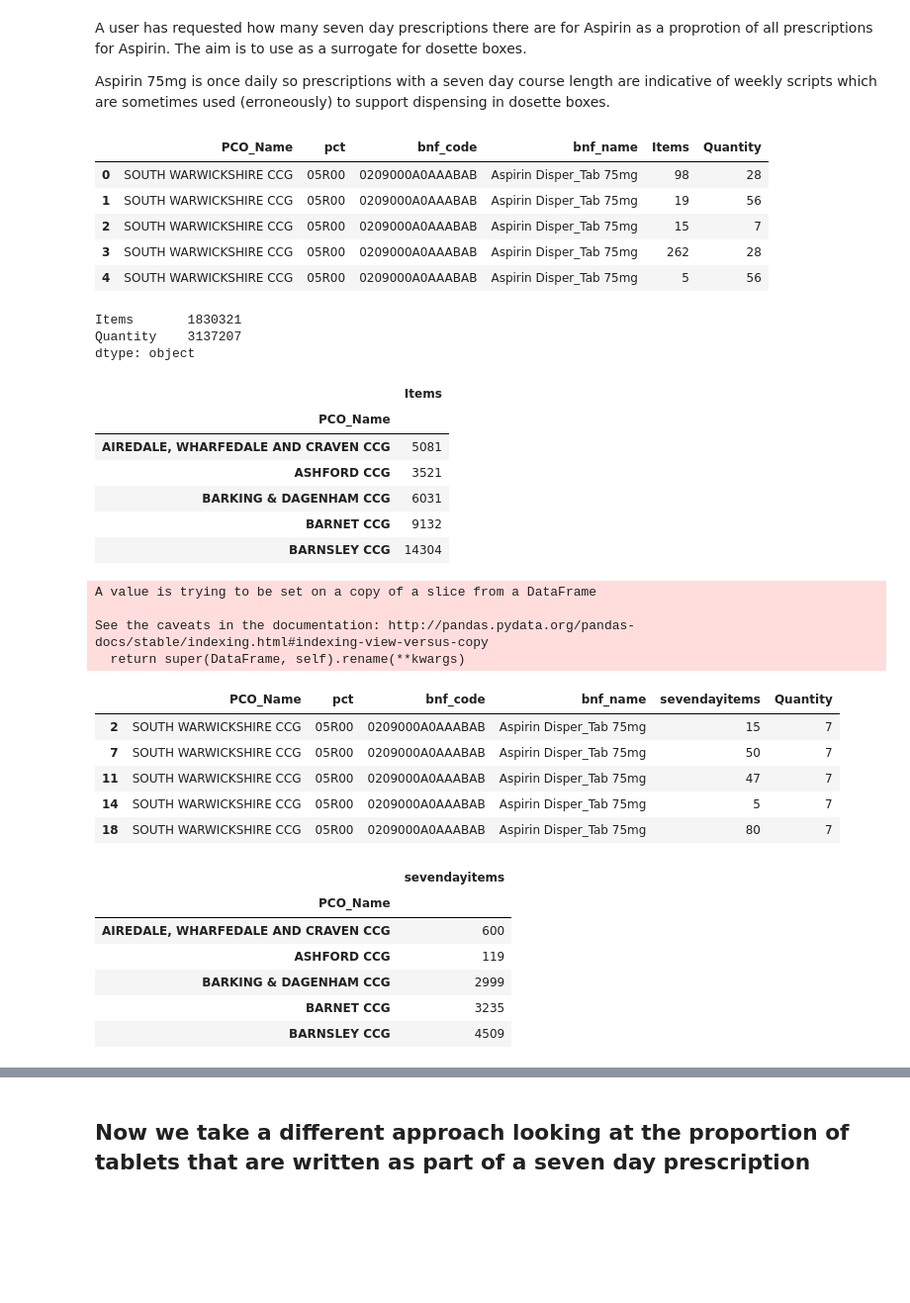
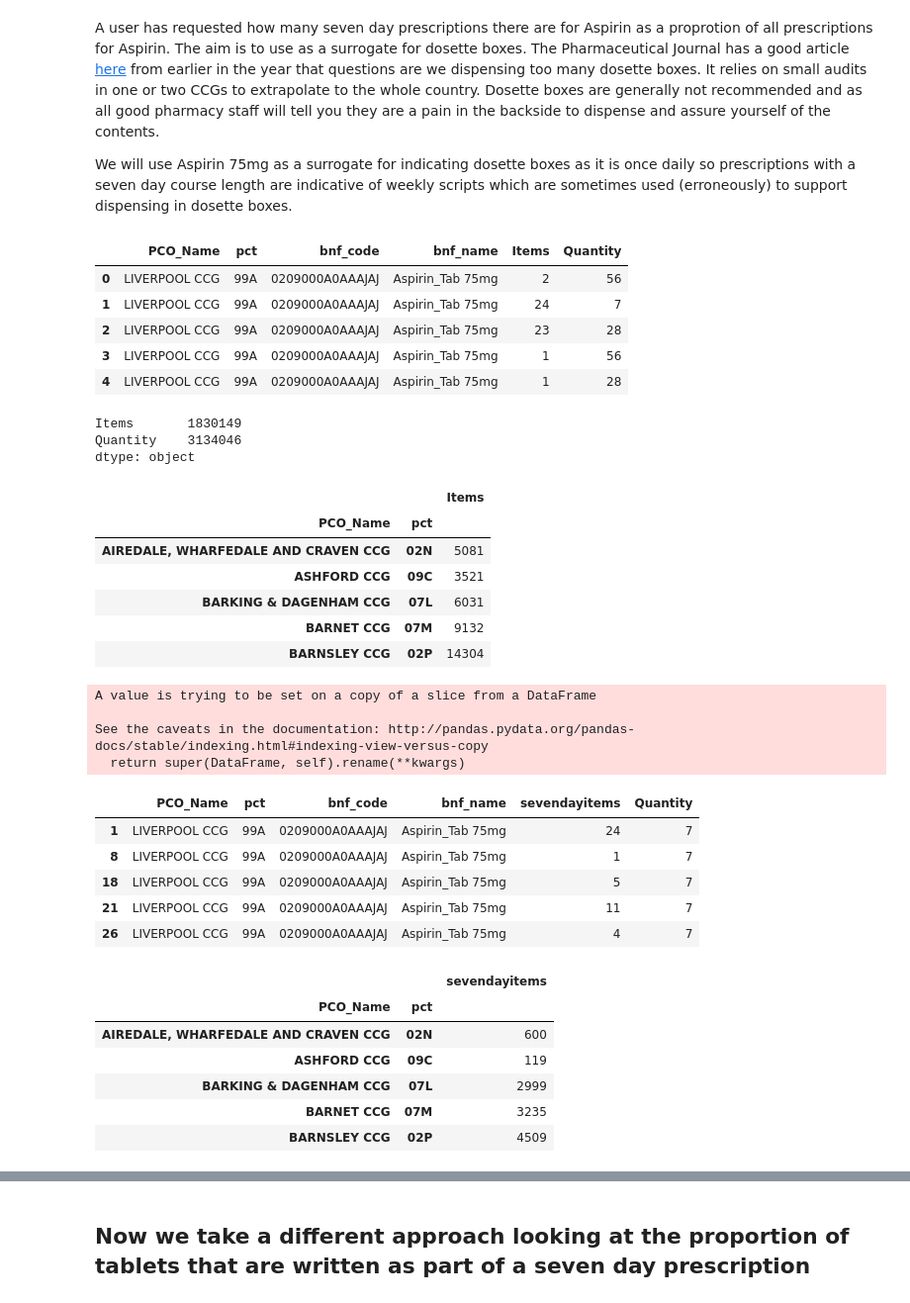
Before and after one commit to ebmdatalab/prescribing-queries, a Jupyter notebook: Query Notebooks/Aspirin.sevendayrx/7 Day Aspirin.ipynb, the cells around one changed output, grey strips where cells are left out. Shown at 99% size. Cells and saved outputs as stored; diff of their text form; code cells hidden in the pictures; blank space fills up the shorter version.

```diff
--- a/Query Notebooks/Aspirin.sevendayrx/7 Day Aspirin.ipynb
+++ b/Query Notebooks/Aspirin.sevendayrx/7 Day Aspirin.ipynb
@@ -1,7 +1,7 @@
 # %% [markdown]
-A user has requested how many seven day prescriptions there are for Aspirin as a proprotion of all prescriptions for Aspirin. The aim is to use as a surrogate for dosette boxes.
+A user has requested how many seven day prescriptions there are for Aspirin as a proprotion of all prescriptions for Aspirin. The aim is to use as a surrogate for dosette boxes. The Pharmaceutical Journal has a good article [here](https://www.pharmaceutical-journal.com/news-and-analysis/features/are-we-dispensing-too-many-multicompartment-compliance-aids/20206131.article) from earlier in the year that questions are we dispensing too many dosette boxes. It relies on small audits in one or two CCGs to extrapolate to the whole country. Dosette boxes are generally not recommended and as all good pharmacy staff will tell you they are a pain in the backside to dispense and assure yourself of the contents.
 
-Aspirin 75mg is once daily so prescriptions with a seven day course length are indicative of weekly scripts which are sometimes used (erroneously)  to support dispensing in dosette boxes.
+We will use Aspirin 75mg as a surrogate for indicating dosette boxes as it is once daily so prescriptions with a seven day course length are indicative of weekly scripts which are sometimes used (erroneously)  to support dispensing in dosette boxes.
 # %%
 ##importing libraries
 import pandas as pd
@@ -12,50 +12,56 @@ import matplotlib.gridspec as gridspec
 # %%
 sql = '''
 SELECT
   PCO_Name,
   PCO_Code,
   bnf_code AS bnf_code,
   bnf_description AS bnf_name,
   Items,
   Quantity
 FROM
   ebmdatalab.tmp_eu.raw_prescribing_data_2019_04 AS presc
+  INNER JOIN
+  hscic.ccgs AS ccg
+ON
+  SUBSTR(presc.pco_code,0,3)=ccg.code
 WHERE
   (bnf_code LIKE "0209000A0AA%BAB" ##dispersible 75mg
   OR bnf_code LIKE "0209000A0AA%JAJ" ##normal 75mg tabs
   OR bnf_code LIKE "0209000A0AA%KAK") ##enteric coated 75mg
+  AND ccg.org_type = 'CCG'
 '''
 
 df_aspirin = bq.cached_read(sql, csv_path='aspirin_sevendays.csv')
-df_aspirin.rename(columns={'PCO_Code':'pct'}, inplace=True)
+df_aspirin.rename(columns={'PCO_Code':'pct'}, inplace=True) ##change namre for mapping
+df_aspirin['pct'] = df_aspirin['pct'].astype(str).str[:-2] ##here we strip trailing zeros in preparation for mapping
 df_aspirin.head(5)
 # %% [output]
 |  | PCO_Name | pct | bnf_code | bnf_name | Items | Quantity |
-| 0 | SOUTH WARWICKSHIRE CCG | 05R00 | 0209000A0AAABAB | Aspirin Disper_Tab 75mg | 98 | 28 |
-| 1 | SOUTH WARWICKSHIRE CCG | 05R00 | 0209000A0AAABAB | Aspirin Disper_Tab 75mg | 19 | 56 |
-| 2 | SOUTH WARWICKSHIRE CCG | 05R00 | 0209000A0AAABAB | Aspirin Disper_Tab 75mg | 15 | 7 |
-| 3 | SOUTH WARWICKSHIRE CCG | 05R00 | 0209000A0AAABAB | Aspirin Disper_Tab 75mg | 262 | 28 |
-| 4 | SOUTH WARWICKSHIRE CCG | 05R00 | 0209000A0AAABAB | Aspirin Disper_Tab 75mg | 5 | 56 |
+| 0 | LIVERPOOL CCG | 99A | 0209000A0AAAJAJ | Aspirin_Tab 75mg | 2 | 56 |
+| 1 | LIVERPOOL CCG | 99A | 0209000A0AAAJAJ | Aspirin_Tab 75mg | 24 | 7 |
+| 2 | LIVERPOOL CCG | 99A | 0209000A0AAAJAJ | Aspirin_Tab 75mg | 23 | 28 |
+| 3 | LIVERPOOL CCG | 99A | 0209000A0AAAJAJ | Aspirin_Tab 75mg | 1 | 56 |
+| 4 | LIVERPOOL CCG | 99A | 0209000A0AAAJAJ | Aspirin_Tab 75mg | 1 | 28 |
 # %%
 ##check Englaish total
 eng_total = df_aspirin.sum()[['Items','Quantity']]
 eng_total
 # %% [output]
-Items       1830321
-Quantity    3137207
+Items       1830149
+Quantity    3134046
 dtype: object
 # %%
 ##group and sum items
-ccg_total = df_aspirin.groupby('PCO_Name').sum()[['Items']]
+ccg_total = df_aspirin.groupby(['PCO_Name', 'pct']).sum()[['Items']]
 ccg_total.head(5)
 # %% [output]
-|  | Items |
-| PCO_Name |  |
-| AIREDALE, WHARFEDALE AND CRAVEN CCG | 5081 |
-| ASHFORD CCG | 3521 |
-| BARKING & DAGENHAM CCG | 6031 |
-| BARNET CCG | 9132 |
-| BARNSLEY CCG | 14304 |
+|  |  | Items |
+| PCO_Name | pct |  |
+| AIREDALE, WHARFEDALE AND CRAVEN CCG | 02N | 5081 |
+| ASHFORD CCG | 09C | 3521 |
+| BARKING & DAGENHAM CCG | 07L | 6031 |
+| BARNET CCG | 07M | 9132 |
+| BARNSLEY CCG | 02P | 14304 |
 # %%
 ##islolate prescriptions with quantities of 7
 df_aspirin_sevendays = df_aspirin.loc[df_aspirin['Quantity'] == 7]
@@ -67,22 +73,22 @@ A value is trying to be set on a copy of a slice from a DataFrame
 See the caveats in the documentation: http://pandas.pydata.org/pandas-docs/stable/indexing.html#indexing-view-versus-copy
   return super(DataFrame, self).rename(**kwargs)
 |  | PCO_Name | pct | bnf_code | bnf_name | sevendayitems | Quantity |
-| 2 | SOUTH WARWICKSHIRE CCG | 05R00 | 0209000A0AAABAB | Aspirin Disper_Tab 75mg | 15 | 7 |
-| 7 | SOUTH WARWICKSHIRE CCG | 05R00 | 0209000A0AAABAB | Aspirin Disper_Tab 75mg | 50 | 7 |
-| 11 | SOUTH WARWICKSHIRE CCG | 05R00 | 0209000A0AAABAB | Aspirin Disper_Tab 75mg | 47 | 7 |
-| 14 | SOUTH WARWICKSHIRE CCG | 05R00 | 0209000A0AAABAB | Aspirin Disper_Tab 75mg | 5 | 7 |
-| 18 | SOUTH WARWICKSHIRE CCG | 05R00 | 0209000A0AAABAB | Aspirin Disper_Tab 75mg | 80 | 7 |
+| 1 | LIVERPOOL CCG | 99A | 0209000A0AAAJAJ | Aspirin_Tab 75mg | 24 | 7 |
+| 8 | LIVERPOOL CCG | 99A | 0209000A0AAAJAJ | Aspirin_Tab 75mg | 1 | 7 |
+| 18 | LIVERPOOL CCG | 99A | 0209000A0AAAJAJ | Aspirin_Tab 75mg | 5 | 7 |
+| 21 | LIVERPOOL CCG | 99A | 0209000A0AAAJAJ | Aspirin_Tab 75mg | 11 | 7 |
+| 26 | LIVERPOOL CCG | 99A | 0209000A0AAAJAJ | Aspirin_Tab 75mg | 4 | 7 |
 # %%
-ccg_sevenday_total = df_aspirin_sevendays.groupby('PCO_Name').sum()[['sevendayitems']]
+ccg_sevenday_total = df_aspirin_sevendays.groupby(['PCO_Name', 'pct']).sum()[['sevendayitems']]
 ccg_sevenday_total.head(5)
 # %% [output]
-|  | sevendayitems |
-| PCO_Name |  |
-| AIREDALE, WHARFEDALE AND CRAVEN CCG | 600 |
-| ASHFORD CCG | 119 |
-| BARKING & DAGENHAM CCG | 2999 |
-| BARNET CCG | 3235 |
-| BARNSLEY CCG | 4509 |
+|  |  | sevendayitems |
+| PCO_Name | pct |  |
+| AIREDALE, WHARFEDALE AND CRAVEN CCG | 02N | 600 |
+| ASHFORD CCG | 09C | 119 |
+| BARKING & DAGENHAM CCG | 07L | 2999 |
+| BARNET CCG | 07M | 3235 |
+| BARNSLEY CCG | 02P | 4509 |
 # %%
 dosette_boxes_ccg = pd.concat([ccg_total, ccg_sevenday_total], axis=1, join='inner')
 dosette_boxes_ccg["percent_seven_days"] = 100*(dosette_boxes_ccg.sevendayitems/dosette_boxes_ccg.Items).fillna(0)
```
Also changed, not shown: parts of 24 cells of this notebook, 3 other files.
